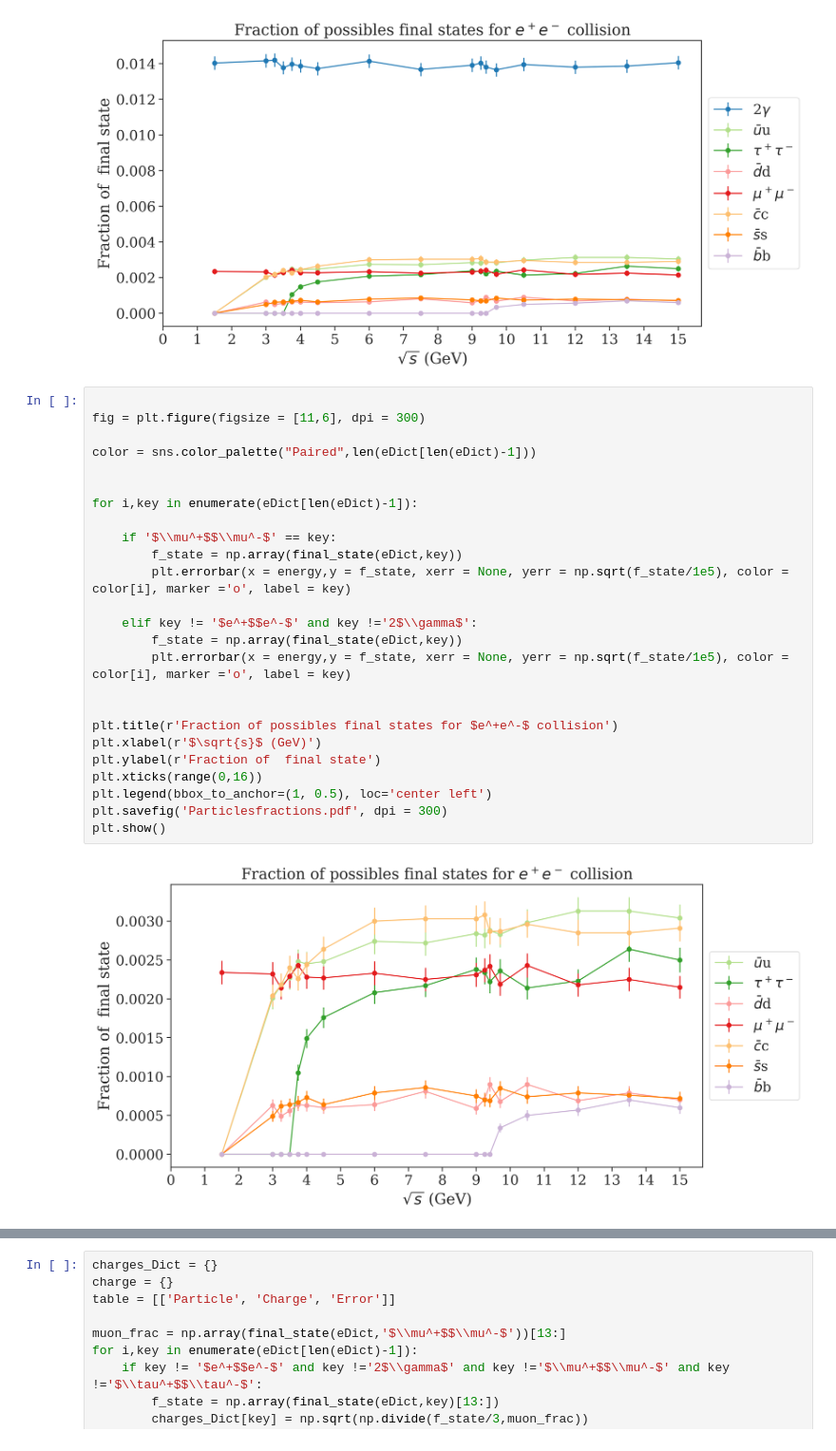
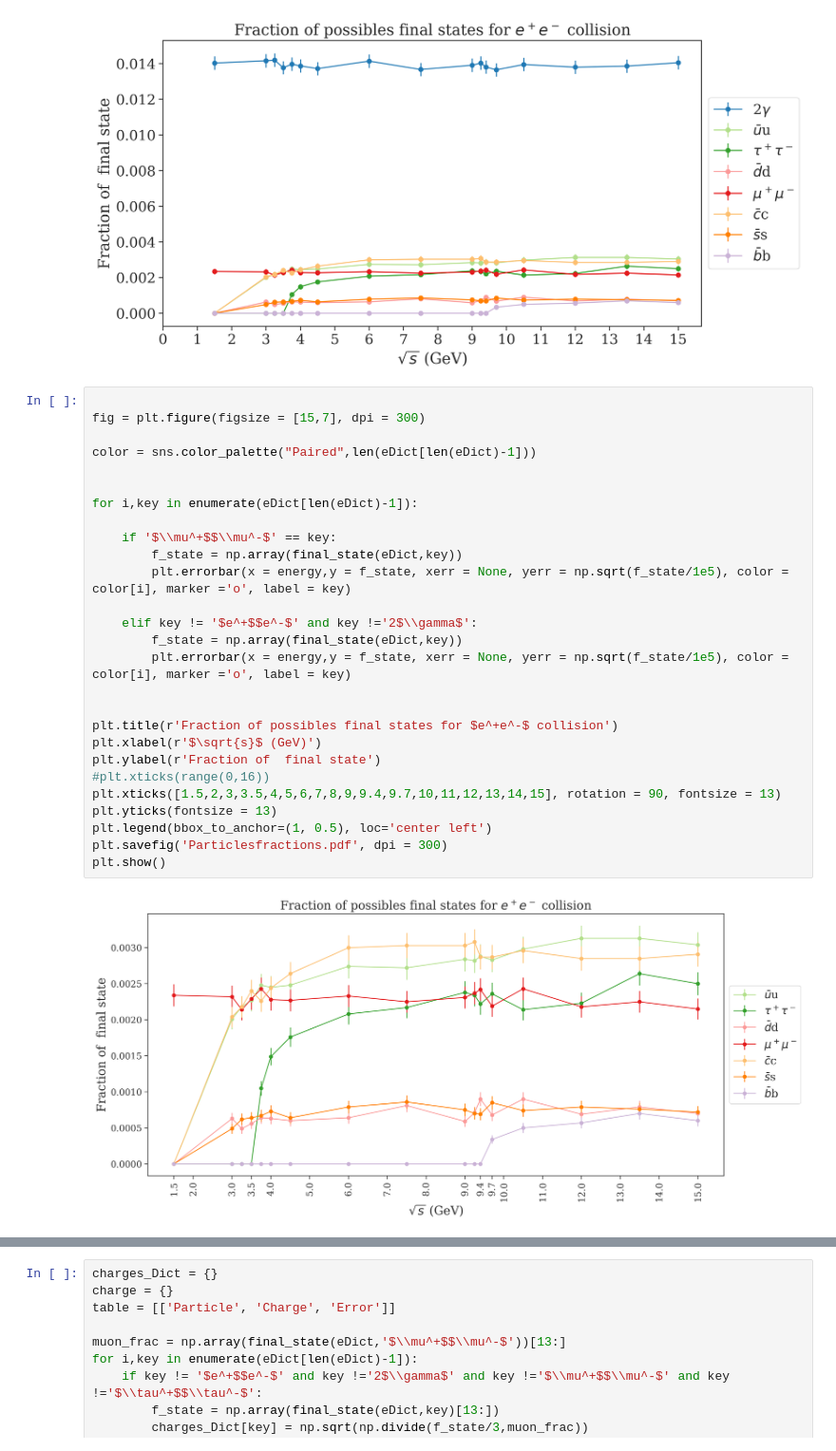
Before and after one commit to viniciusrocca/simulationsSM, a Jupyter notebook: epem2all/FracXenergy_PL.ipynb, the cells around one changed output, grey strips where cells are left out. Shown at 95% size. Drawn from its saved outputs; the diff is of its cells as text.

```diff
--- a/epem2all/FracXenergy_PL.ipynb
+++ b/epem2all/FracXenergy_PL.ipynb
@@ -186,29 +186,31 @@ plt.show()
 [figure]
 # %%
 
-fig = plt.figure(figsize = [11,6], dpi = 300)
+fig = plt.figure(figsize = [15,7], dpi = 300)
 
 color = sns.color_palette("Paired",len(eDict[len(eDict)-1]))
 
 
 for i,key in enumerate(eDict[len(eDict)-1]):
 
     if '$\\mu^+$$\\mu^-$' == key:
         f_state = np.array(final_state(eDict,key))
         plt.errorbar(x = energy,y = f_state, xerr = None, yerr = np.sqrt(f_state/1e5), color = color[i], marker ='o', label = key)
 
     elif key != '$e^+$$e^-$' and key !='2$\\gamma$':
         f_state = np.array(final_state(eDict,key))
         plt.errorbar(x = energy,y = f_state, xerr = None, yerr = np.sqrt(f_state/1e5), color = color[i], marker ='o', label = key)
 
 
 plt.title(r'Fraction of possibles final states for $e^+e^-$ collision')
 plt.xlabel(r'$\sqrt{s}$ (GeV)')
 plt.ylabel(r'Fraction of  final state')
-plt.xticks(range(0,16))
+#plt.xticks(range(0,16))
+plt.xticks([1.5,2,3,3.5,4,5,6,7,8,9,9.4,9.7,10,11,12,13,14,15], rotation = 90, fontsize = 13)
+plt.yticks(fontsize = 13)
 plt.legend(bbox_to_anchor=(1, 0.5), loc='center left')
 plt.savefig('Particlesfractions.pdf', dpi = 300)
 plt.show()
 # %% [output]
-[figure, old version]
+[figure, new version]
 # %%
```
Also changed, not shown: parts of 1 cell of this notebook, 3 other files.
